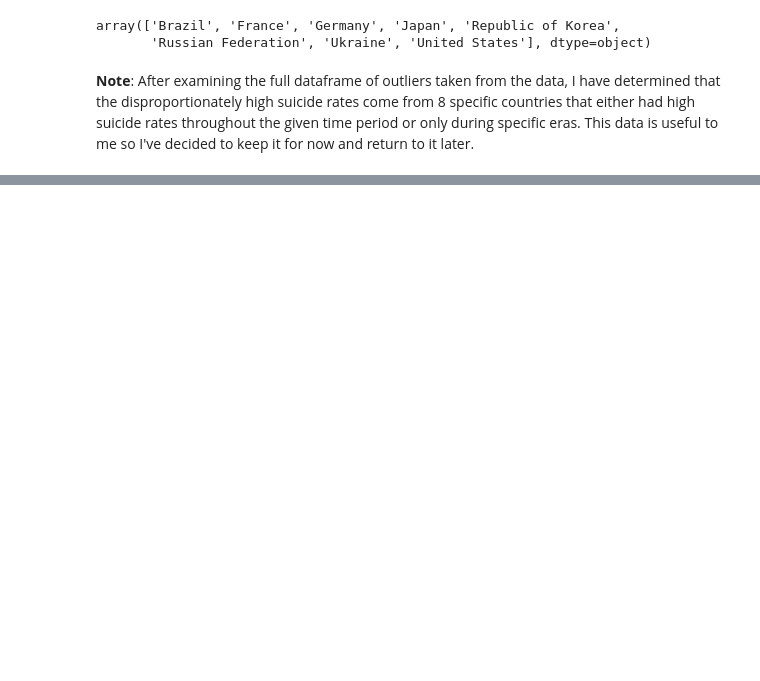
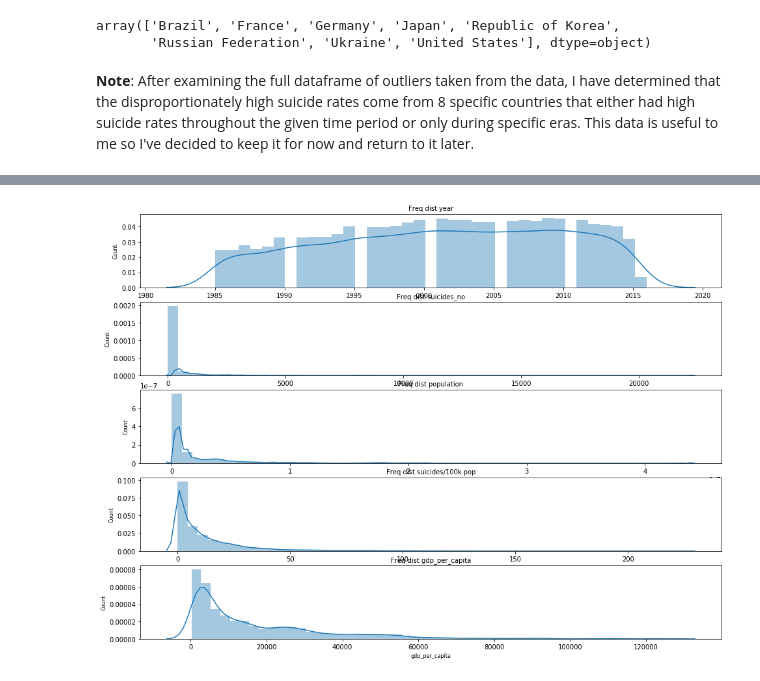
Before and after one commit to ebonnecab/int3-data-analysis, a Jupyter notebook: analysis.ipynb, the cells around one changed output, grey strips where cells are left out. Cells and saved outputs as stored; diff of their text form; code cells hidden in the pictures; blank space fills up the shorter version.

Commit message:
doing basic numerical data analysis

```diff
--- a/analysis.ipynb
+++ b/analysis.ipynb
@@ -166,0 +140,4 @@ array(['Brazil', 'France', 'Germany', 'Japan', 'Republic of Korea',
+# %%
+#numerical data is separated into it's own dataframe
+num_df = df.select_dtypes(include = ['float64', 'int64'])
+num_df.head()
@@ -166,0 +151,13 @@ array(['Brazil', 'France', 'Germany', 'Japan', 'Republic of Korea',
+# %%
+#distributiory plot of numerical values using seaborn libray
+colu_names = num_df.columns
+fig, ax = plt.subplots(len(colu_names), figsize=(16,12))
+
+for i, colu_val in enumerate(colu_names):
+    sns.distplot(num_df[colu_val], hist=True, ax=ax[i])
+    ax[i].set_title('Freq dist '+colu_val, fontsize=10)
+    ax[i].set_xlabel(colu_val, fontsize=8)
+    ax[i].set_ylabel('Count', fontsize=8)
+plt.show()
+# %% [output]
+[figure, added]
```
Also changed, not shown: parts of 10 cells of this notebook.
